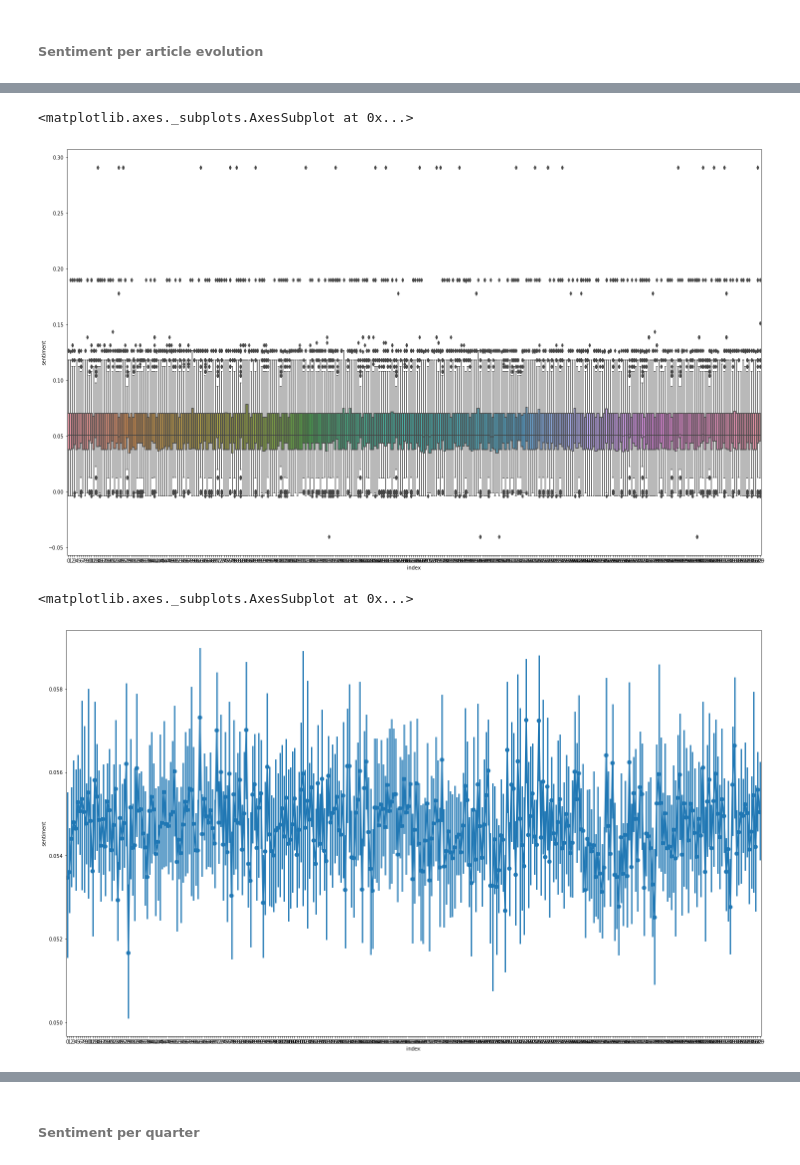
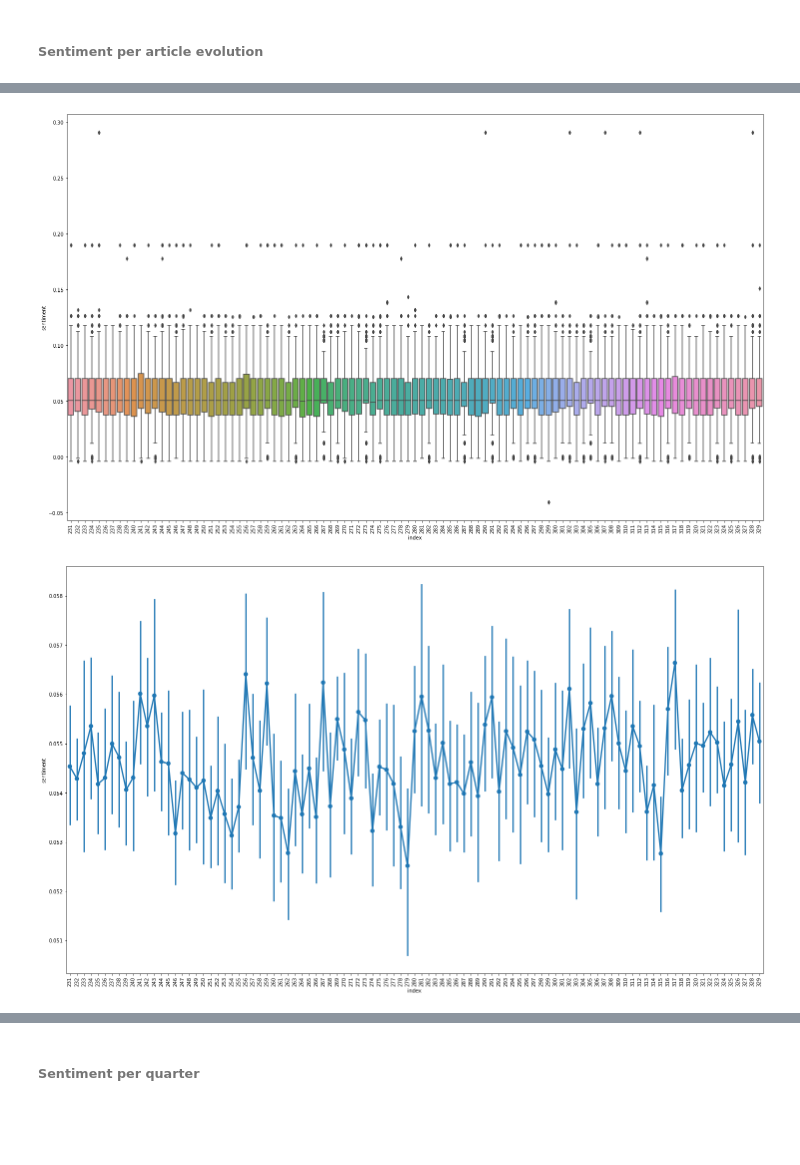
Before and after one commit to diazcelsa/NLP_politics_spiegel, a Jupyter notebook: notebooks/sentiment/Sentiment Anlysis in migration selected articles.ipynb, the cells around one changed output, grey strips where cells are left out. Drawn from its saved outputs; the diff is of its cells as text; code cells hidden in the pictures; blank space fills up the shorter version.

```diff
--- a/notebooks/sentiment/Sentiment Anlysis in migration selected articles.ipynb
+++ b/notebooks/sentiment/Sentiment Anlysis in migration selected articles.ipynb
@@ -154,7 +180,7 @@ articles_selected = pd.read_csv("../../data/330_selected_art_translated.csv")
 articles_selected.date = articles_selected['date'].apply(lambda x: datetime.datetime.strptime(x, "%Y-%m-%d"))
 # %%
 articles_sel_correct = articles_selected.loc[:,('date','quarter',
-                         'time_line')].rename(columns={'quarter':'wrong_q'}).merge(articles.loc[:,('date',
+                         'time_line','text_en')].rename(columns={'quarter':'wrong_q'}).merge(articles.loc[:,('date',
                                          'quarter','time_line')],
                                             left_on='time_line', right_on='time_line')
 # %%
@@ -225,12 +242,12 @@ tmp_ordered.head()
 # %%
-plt.figure(figsize=(25, 15))
-sns.boxplot(data=tmp_ordered, x='index', y='sentiment')
+_=plt.figure(figsize=(25, 15))
+_=sns.boxplot(data=tmp_ordered[tmp_ordered['index']>230], x='index', y='sentiment')
+_=plt.xticks(rotation=90)
 # %% [output]
-<matplotlib.axes._subplots.AxesSubplot at 0x...>
-[figure, old version]
+[figure, new version]
 # %%
-plt.figure(figsize=(25, 15))
-sns.pointplot(data=tmp_ordered, x='index', y='sentiment')
+_=plt.figure(figsize=(25, 15))
+_=sns.pointplot(data=tmp_ordered[tmp_ordered['index']>230], x='index', y='sentiment')
+_=plt.xticks(rotation=90)
 # %% [output]
-<matplotlib.axes._subplots.AxesSubplot at 0x...>
-[figure, old version]
+[figure, new version]
```
Also changed, not shown: parts of 25 cells of this notebook, 5 other files.
